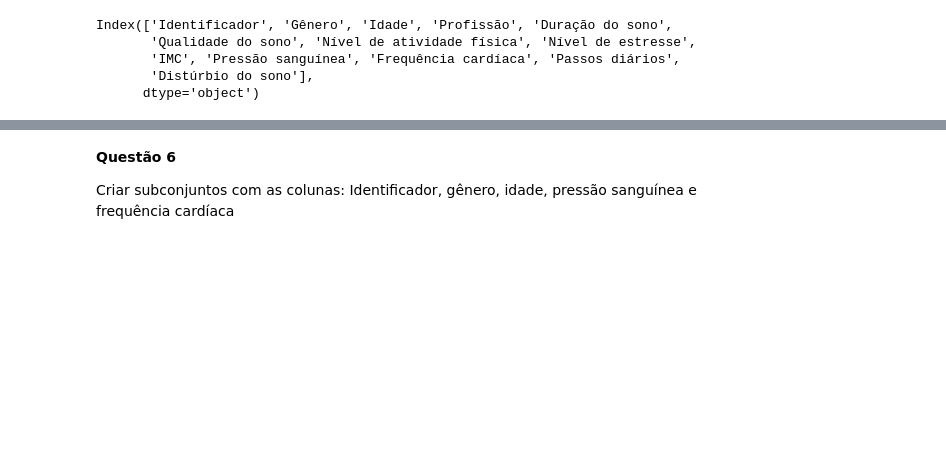
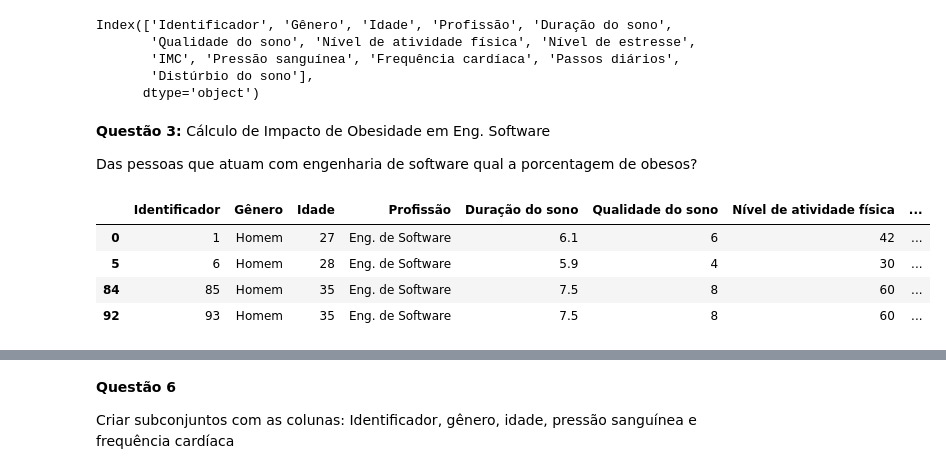
Before and after one commit to karoll-kf/Nina-da-Hora---Python-para-Dados-Bootcamp-Data-Analytics-2026.1, a Jupyter notebook: Colab.py.ipynb, the cells around one changed output, grey strips where cells are left out. Cells and saved outputs as stored; diff of their text form; code cells hidden in the pictures; blank space fills up the shorter version.

```diff
--- a/Colab.py.ipynb
+++ b/Colab.py.ipynb
@@ -20,3 +21,17 @@ Index(['Identificador', 'Gênero', 'Idade', 'Profissão', 'Duração do sono',
        'IMC', 'Pressão sanguínea', 'Frequência cardíaca', 'Passos diários',
        'Distúrbio do sono'],
       dtype='object')
+# %% [markdown]
+**Questão 3:** Cálculo de Impacto de Obesidade em Eng. Software
+
+Das pessoas que atuam com engenharia de software qual a porcentagem de obesos?
+# %%
+# Filtra os dados de acordo com a profissao solicitada
+df_eng_software = df[df['Profissão'] == 'Eng. de Software']
+df_eng_software
+# %% [output]
+|  | Identificador | Gênero | Idade | Profissão | Duração do sono | Qualidade do sono | Nível de atividade física | ... |
+| 0 | 1 | Homem | 27 | Eng. de Software | 6.1 | 6 | 42 | ... |
+| 5 | 6 | Homem | 28 | Eng. de Software | 5.9 | 4 | 30 | ... |
+| 84 | 85 | Homem | 35 | Eng. de Software | 7.5 | 8 | 60 | ... |
+| 92 | 93 | Homem | 35 | Eng. de Software | 7.5 | 8 | 60 | ... |
```
Also changed, not shown: parts of 9 cells of this notebook.
